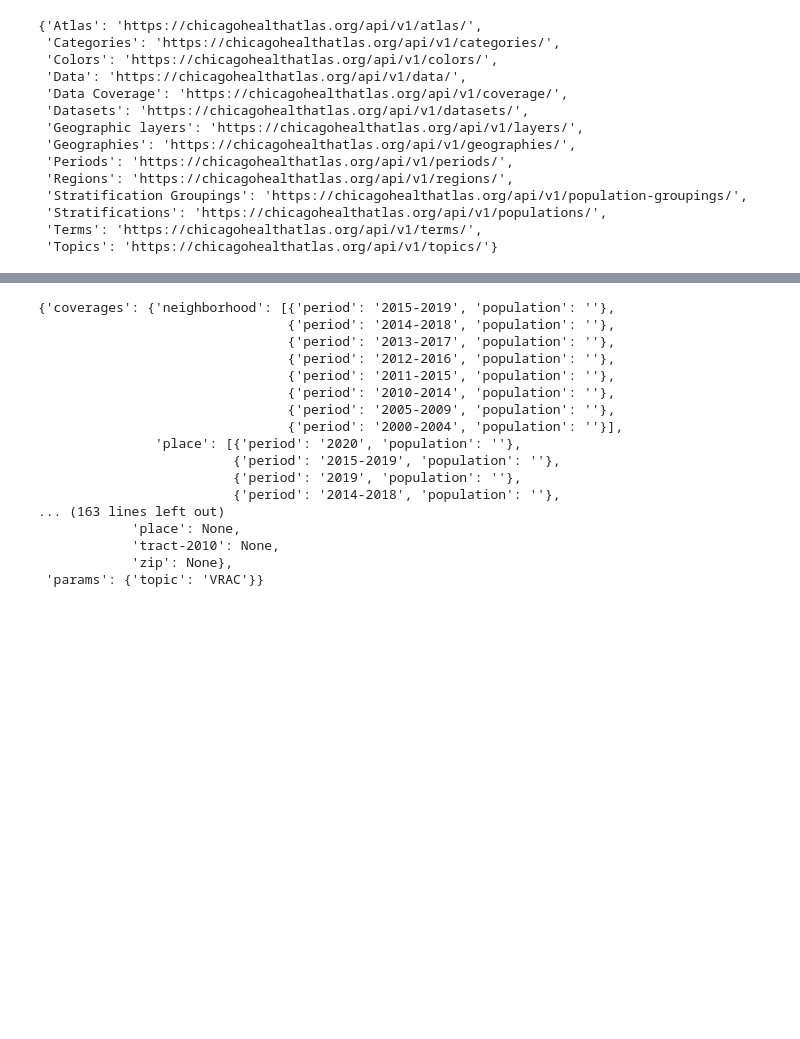
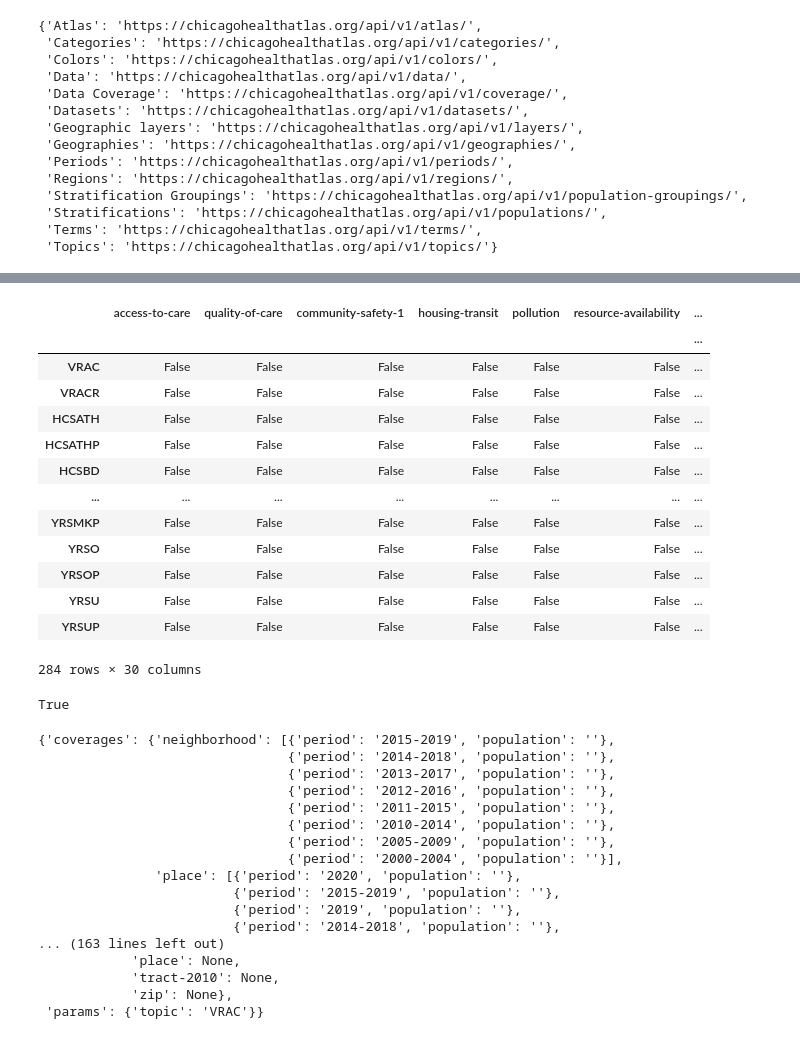
Before and after one commit to dpackardphys/gold_orbit_firelight, a Jupyter notebook: metastudy_exploration.ipynb, the cells around one changed output, grey strips where cells are left out. Saved outputs shown, nothing was run; the diff lists cells and outputs as text; code cells hidden in the pictures; blank space fills up the shorter version.

```diff
--- a/metastudy_exploration.ipynb
+++ b/metastudy_exploration.ipynb
@@ -36,2 +148,57 @@ atlas_url = outer_layer['Atlas']
+# %%
+#Topics cont'd [2/...]
+#
+# Would like to associate topics with their subcategories, for at least a couple categories...
+# So something like "is_subcategory" above, but instead "has_subcategory"...
+
+topic_subcat_rels_dict = {}
+for subcategory in subcategories_list:
+    topic_subcat_rels_dict[subcategory]=list()
+
+
+topic_count=0
+for topic in topic_keys_list:
+    local_subcats=[]
+    for i in range(len(all_topics_json['results'][topic_count]['subcategories'])):
+        local_subcats.append(all_topics_json['results'][topic_count]['subcategories'][i]['slug'])
+    subcat_count=0
+    for subcategory in subcategories_list:
+        if subcategory in local_subcats:
+            topic_subcat_rels_dict[subcategory].append(True)
+        else:
+            topic_subcat_rels_dict[subcategory].append(False)
+        subcat_count += 1
+    topic_count += 1
+# topic_subcat_rels_dict
+
+topic_subcat_rels_df = pd.DataFrame(topic_subcat_rels_dict)
+topic_subcat_rels_df[""]=topic_keys_list
+topic_subcat_rels_df = topic_subcat_rels_df.set_index("")
+
+topic_subcat_rels_df
+# %% [output]
+|  | access-to-care | quality-of-care | community-safety-1 | housing-transit | pollution | resource-availability | ... |
+|  |  |  |  |  |  |  | ... |
+| VRAC | False | False | False | False | False | False | ... |
+| VRACR | False | False | False | False | False | False | ... |
+| HCSATH | False | False | False | False | False | False | ... |
+| HCSATHP | False | False | False | False | False | False | ... |
+| HCSBD | False | False | False | False | False | False | ... |
+| ... | ... | ... | ... | ... | ... | ... | ... |
+| YRSMKP | False | False | False | False | False | False | ... |
+| YRSO | False | False | False | False | False | False | ... |
+| YRSOP | False | False | False | False | False | False | ... |
+| YRSU | False | False | False | False | False | False | ... |
+| YRSUP | False | False | False | False | False | False | ... |
+284 rows × 30 columns
+# %%
+#Topics cont'd [3/...]
+#
+# Turn dataframe into a lambda function...
+
+has_subcategory = lambda x,y: topic_subcat_rels_df.loc[x][y]
+has_subcategory('VRAC','injury-violence')
+# %% [output]
+True
 # %%
 #Colors
```
Also changed, not shown: parts of 14 cells of this notebook.
